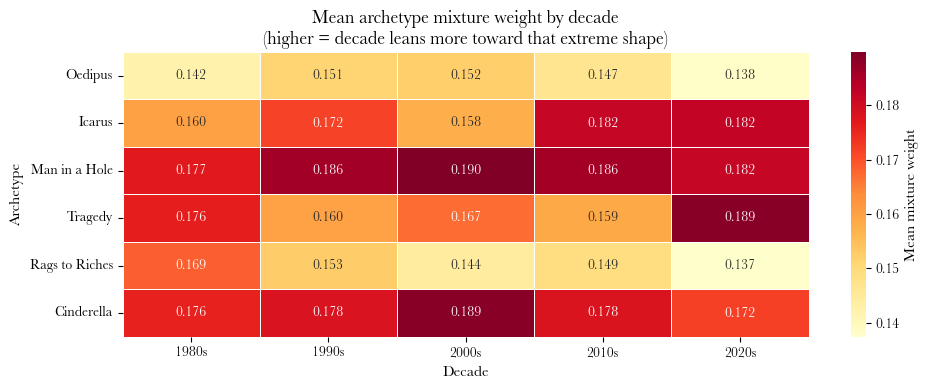
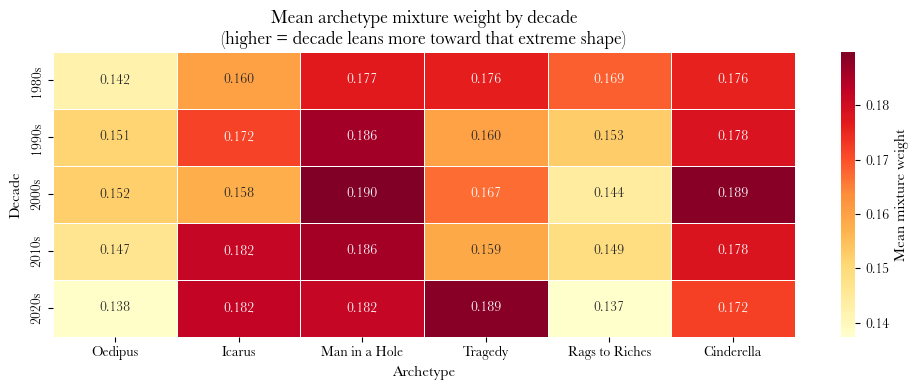
The change to this notebook cell's code, shown as a diff; its figure went from the first image to the second:
--- before
+++ after
@@ -11,5 +11,5 @@
 fig, ax = plt.subplots(figsize=(10, 4))
 sns.heatmap(
-    weight_by_decade.T,
+    weight_by_decade,
     annot=True, fmt=".3f",
     cmap="YlOrRd",
@@ -20,6 +20,6 @@
 ax.set_title("Mean archetype mixture weight by decade\n(higher = decade leans more toward that extreme shape)",
              fontsize=13)
-ax.set_xlabel("Decade")
-ax.set_ylabel("Archetype")
+ax.set_xlabel("Archetype")
+ax.set_ylabel("Decade")
 plt.tight_layout()
 plt.savefig(f"{OUTPUT_DIR}final_weight_heatmap.png", dpi=150, bbox_inches="tight")

Commit: dunzo